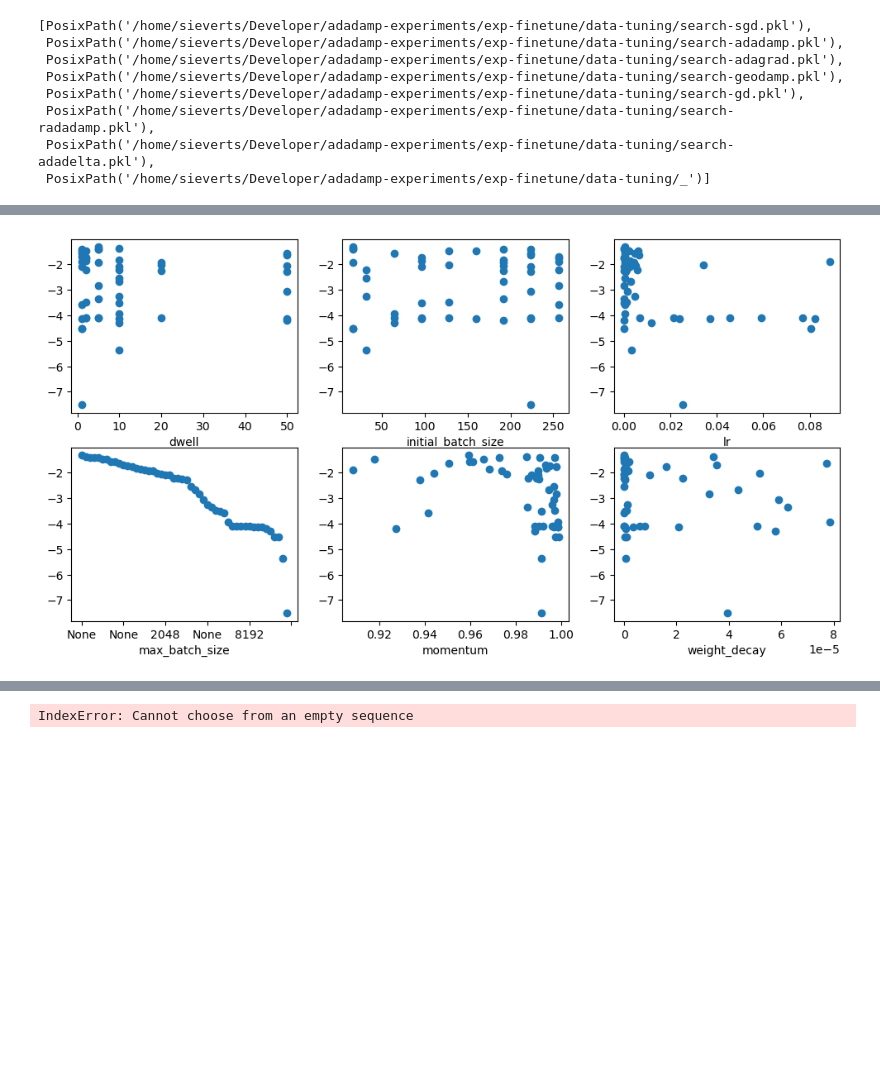
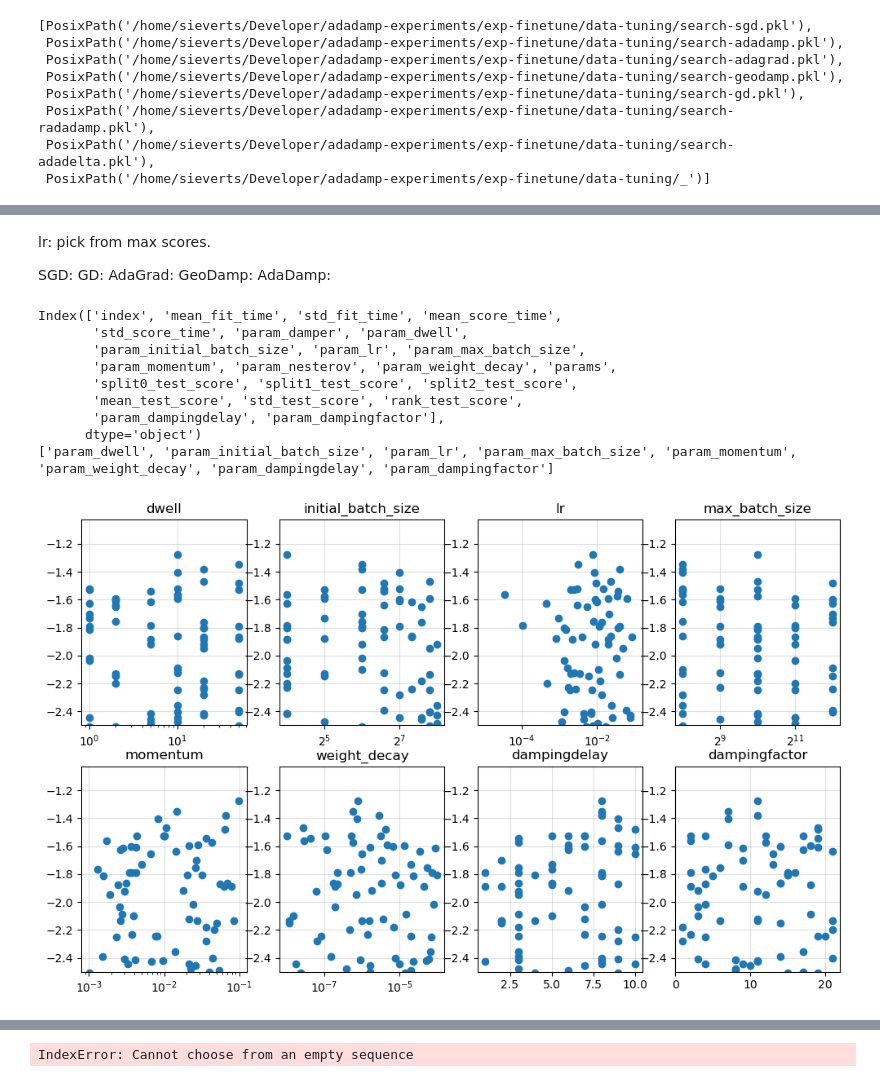
Before and after one commit to stsievert/adadamp-experiments, a Jupyter notebook: exp-finetune/viz-single.ipynb, the cells around one changed output, grey strips where cells are left out. Saved outputs shown, nothing was run; the diff lists cells and outputs as text; code cells hidden in the pictures; blank space fills up the shorter version.

```diff
--- a/exp-finetune/viz-single.ipynb
+++ b/exp-finetune/viz-single.ipynb
@@ -1,3 +0,0 @@
-# %%
-x = "foo"
-print(x)
@@ -58,11 +154,42 @@ Index(['mean_fit_time', 'std_fit_time', 'mean_score_time', 'std_score_time',
+# %% [markdown]
+lr: pick from max scores.
+
+SGD:
+GD:
+AdaGrad:
+GeoDamp:
+AdaDamp:
 # %%
-params = [c for c in df.columns if "param_" in c and ("damper" not in c and "nesterov" not in c)]
+
+show = df[df.param_damper == "geodamp"].copy()
+show["param_momentum"] = 1 - show["param_momentum"]
+print(show.columns)
+
+params = [c for c in show.columns if "param_" in c and ("damper" not in c and "nesterov" not in c)]
+print(params)
 import matplotlib.pyplot as plt
 w = 3
-fig, axs = plt.subplots(nrows=2, ncols=3, figsize=(4 * w, 2 * w))
+fig, axs = plt.subplots(nrows=2, ncols=4, figsize=(4 * w, 2.4 * w))
 for ax, param in zip(axs.flatten(), params):
-    ax = df.plot(x=param, y="mean_test_score", ax=ax, style="o")
+    ax = show.plot(x=param, y="mean_test_score", ax=ax, style="o")
     ax.legend_.remove()
-    ax.set_xlabel(param.replace("param_", ""))
+    ax.set_title(param.replace("param_", ""))
+    ax.set_ylim(-2.5, None)
+    ax.set_xlabel("")
+    name = param.replace("param_", "")
+    if name in ["dwell", "lr", "weight_decay", "momentum"]:
+        ax.set_xscale("log", base=10)
+    if "batch_size" in name:
+        ax.set_xscale("log", base=2)
+    ax.grid(alpha=0.4)
 # %% [output]
+Index(['index', 'mean_fit_time', 'std_fit_time', 'mean_score_time',
+       'std_score_time', 'param_damper', 'param_dwell',
+       'param_initial_batch_size', 'param_lr', 'param_max_batch_size',
+       'param_momentum', 'param_nesterov', 'param_weight_decay', 'params',
+       'split0_test_score', 'split1_test_score', 'split2_test_score',
+       'mean_test_score', 'std_test_score', 'rank_test_score',
+       'param_dampingdelay', 'param_dampingfactor'],
+      dtype='object')
+['param_dwell', 'param_initial_batch_size', 'param_lr', 'param_max_batch_size', 'param_momentum', 'param_weight_decay', 'param_dampingdelay', 'param_dampingfactor']
-[figure, old version]
+[figure, new version]
```
Also changed, not shown: parts of 10 cells of this notebook, 2 other files.
